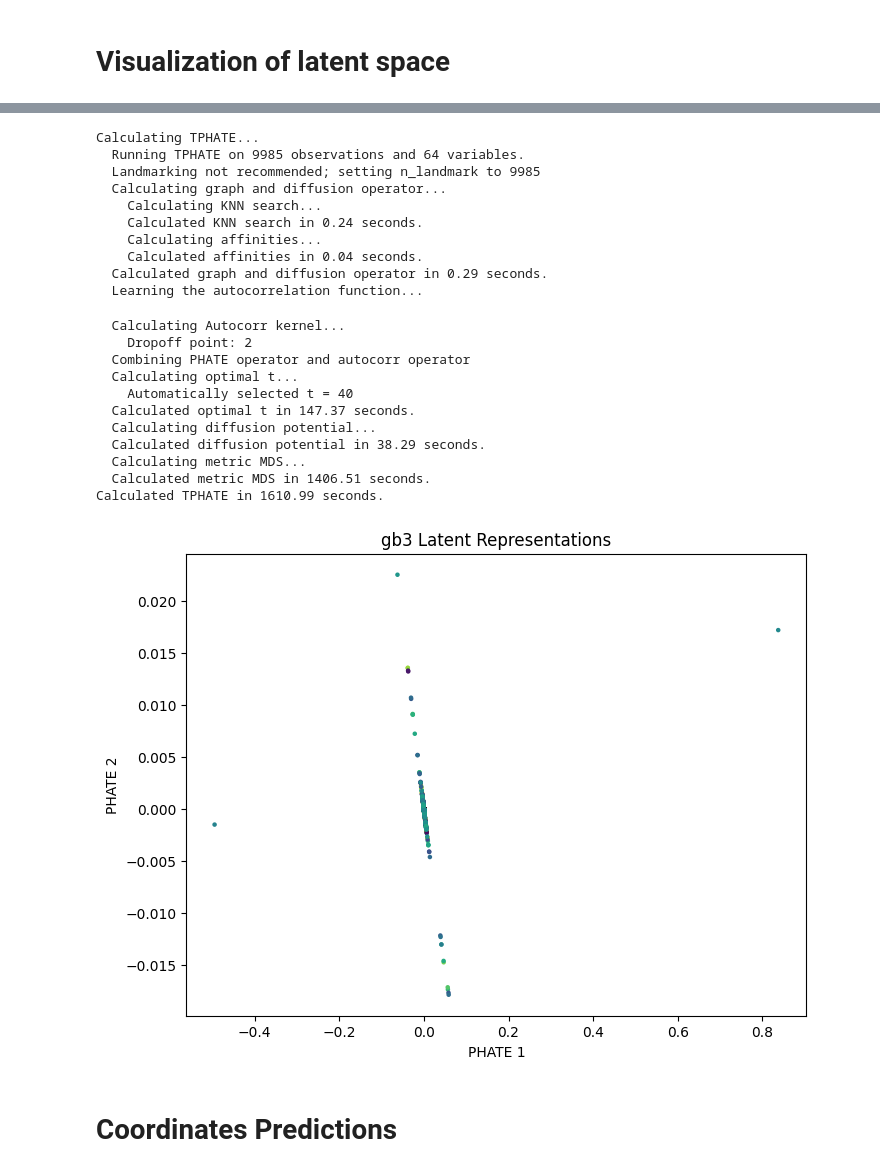
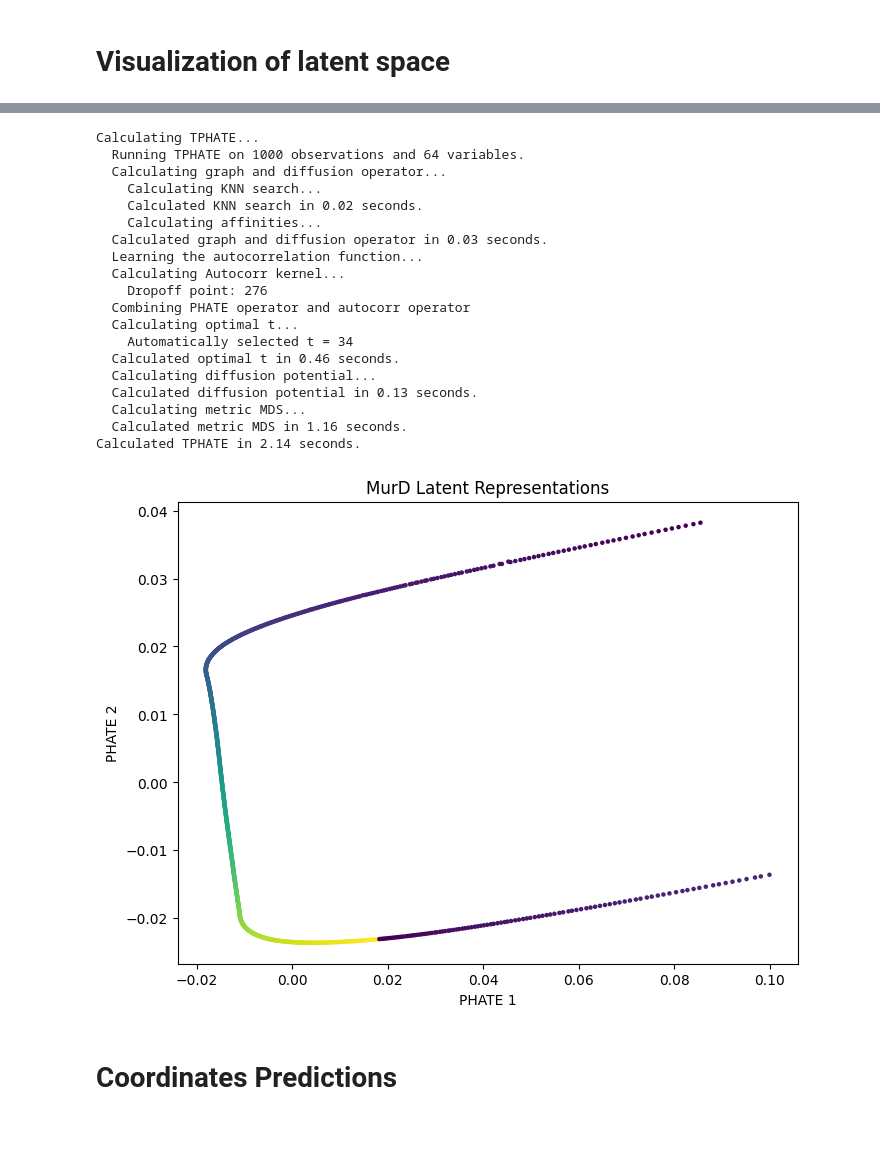
Before and after one commit to KrishnaswamyLab/ProtSCAPE, a Jupyter notebook: atlas_results.ipynb, the cells around one changed output, grey strips where cells are left out. Cells and saved outputs as stored; diff of their text form; code cells hidden in the pictures; blank space fills up the shorter version.

```diff
--- a/atlas_results.ipynb
+++ b/atlas_results.ipynb
@@ -7,11 +7,11 @@ import torch
 # %% [markdown]
 # Visualization of latent space
 # %%
-with open('../latent_embeddingsbpti.pkl', 'rb') as file:
+with open('latent_embeddingsmurd.pkl', 'rb') as file:
     # Load the data from the pickle file
     z_rep = pk.load(file)
 
-with open('../times_bpti.pkl', 'rb') as file:
+with open('times_murd.pkl', 'rb') as file:
     # Load the data from the pickle file
     times = pk.load(file)
 # %%
@@ -54,38 +200,36 @@ KeyboardInterrupt:
 # %%
 import tphate
 
 tphate_op = tphate.TPHATE(n_components=2)
 data_tphate = tphate_op.fit_transform(z_rep)
 
 plt.figure(figsize=(8, 6))
 plt.scatter(data_tphate[:, 0], data_tphate[:, 1], s=5, c=times, cmap='viridis')
 plt.xlabel('PHATE 1')
 plt.ylabel('PHATE 2')
-plt.title('gb3 Latent Representations')
+plt.title('MurD Latent Representations')
 plt.show()
 # %% [output]
 Calculating TPHATE...
-  Running TPHATE on 9985 observations and 64 variables.
-  Landmarking not recommended; setting n_landmark to 9985
+  Running TPHATE on 1000 observations and 64 variables.
   Calculating graph and diffusion operator...
     Calculating KNN search...
-    Calculated KNN search in 0.24 seconds.
+    Calculated KNN search in 0.02 seconds.
     Calculating affinities...
-    Calculated affinities in 0.04 seconds.
-  Calculated graph and diffusion operator in 0.29 seconds.
+  Calculated graph and diffusion operator in 0.03 seconds.
   Learning the autocorrelation function...
+  Calculating Autocorr kernel...
+    Dropoff point: 276
+  Combining PHATE operator and autocorr operator
+  Calculating optimal t...
+    Automatically selected t = 34
+  Calculated optimal t in 0.46 seconds.
+  Calculating diffusion potential...
+  Calculated diffusion potential in 0.13 seconds.
+  Calculating metric MDS...
+  Calculated metric MDS in 1.16 seconds.
+Calculated TPHATE in 2.14 seconds.
-  Calculating Autocorr kernel...
-    Dropoff point: 2
-  Combining PHATE operator and autocorr operator
-  Calculating optimal t...
-    Automatically selected t = 40
-  Calculated optimal t in 147.37 seconds.
-  Calculating diffusion potential...
-  Calculated diffusion potential in 38.29 seconds.
-  Calculating metric MDS...
-  Calculated metric MDS in 1406.51 seconds.
-Calculated TPHATE in 1610.99 seconds.
-[figure, old version]
+[figure, new version]
 # %% [markdown]
 # Coordinates Predictions
 # %%
```
Also changed, not shown: parts of 21 cells of this notebook, 6 other files.
